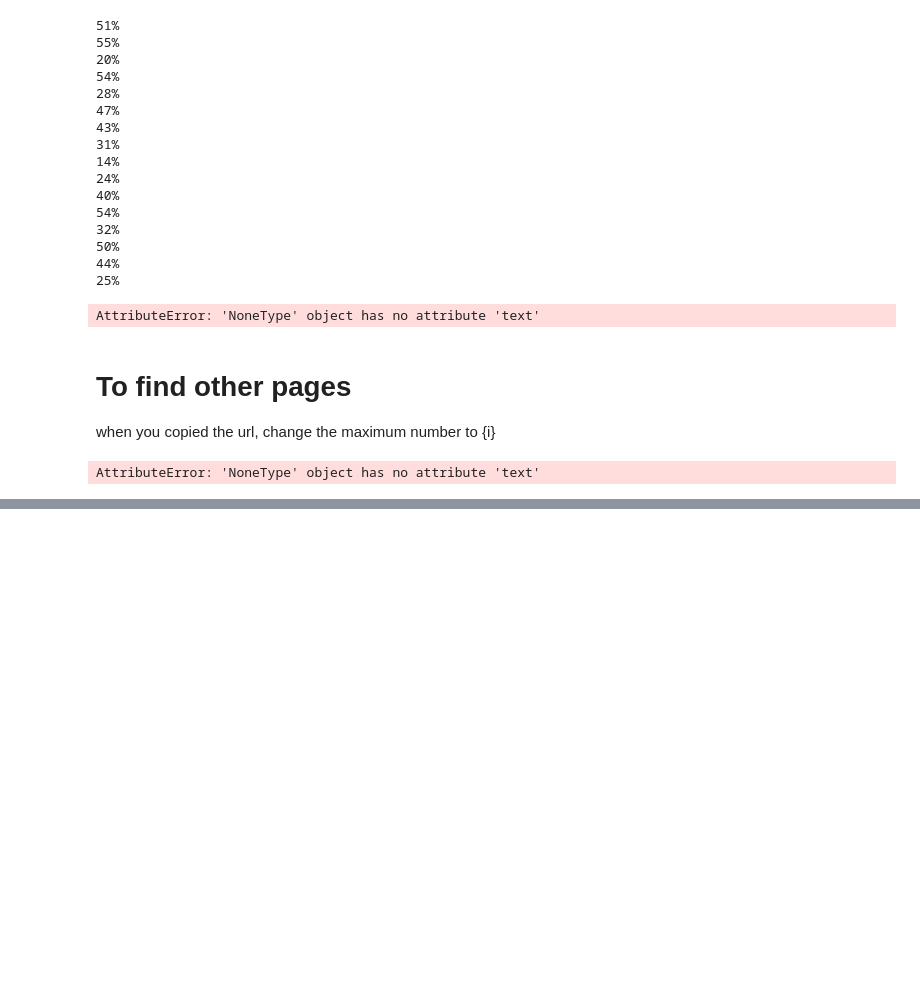
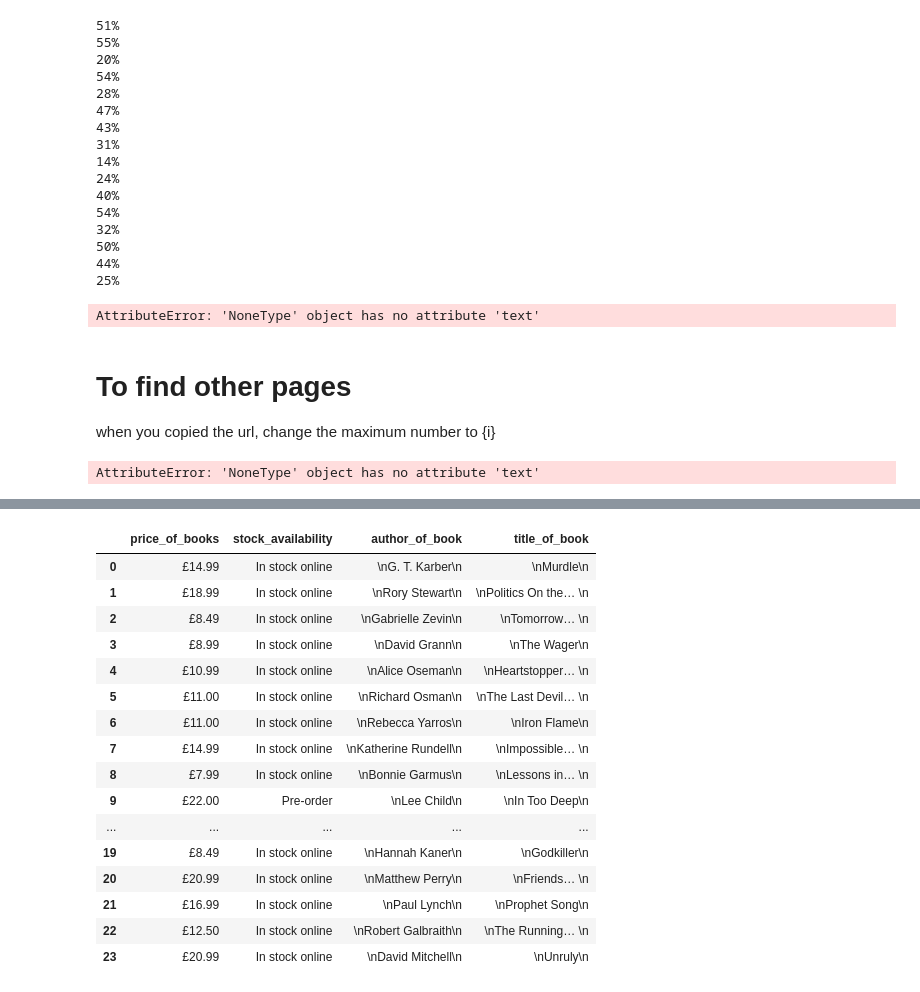
Before and after one commit to KennethAgbo/Web-Scrapping, a Jupyter notebook: Web Scraping notebook.ipynb, the cells around one changed output, grey strips where cells are left out. Drawn from its saved outputs; the diff is of its cells as text; code cells hidden in the pictures; blank space fills up the shorter version.

```diff
--- a/Web Scraping notebook.ipynb
+++ b/Web Scraping notebook.ipynb
@@ -574,0 +576,4 @@ AttributeError: 'NoneType' object has no attribute 'text'
+# %%
+# for the book's author
+for i in soup.find_all('div', class_='info-wrap'):
+    print(i.find('span', class_='author').text)
@@ -574,0 +598,4 @@ AttributeError: 'NoneType' object has no attribute 'text'
+# %%
+# for the books' title
+for i in soup.find_all('div', class_='info-wrap'):
+    print(i.find('div', class_='title-wrap').text)
@@ -574,0 +620,47 @@ AttributeError: 'NoneType' object has no attribute 'text'
+# %%
+# To define the dictionary
+y = {"price_of_books": [],
+    "stock_availability": [],
+    "author_of_book": [],
+    "title_of_book" :[]}
+# %%
+for i in soup.find_all('div', class_='info-wrap'):
+    try:
+        y["price_of_books"].append(i.find('span', class_="price").text)
+    except:
+        y["price_of_books"].append(np.nan)
+
+    try:
+         y["stock_availability"].append(i.find('span', class_="format").text)
+    except:
+         y["stock_availability"].append(np.nan)
+
+    try:
+        y["author_of_book"].append(i.find('span', class_='author').text)
+    except:
+         y["author_of_book"].append(np.nan)
+
+    try:
+        y["title_of_book"].append(i.find('div', class_='title-wrap').text)
+    except:
+          y["title_of_book"].append(np.nan)
+# %%
+pd.DataFrame({key:pd.Series(value) for key, value in y.items()})
+# %% [output]
+|  | price_of_books | stock_availability | author_of_book | title_of_book |
+| 0 | £14.99 | In stock online | \nG. T. Karber\n | \nMurdle\n |
+| 1 | £18.99 | In stock online | \nRory Stewart\n | \nPolitics On the… \n |
+| 2 | £8.49 | In stock online | \nGabrielle Zevin\n | \nTomorrow… \n |
+| 3 | £8.99 | In stock online | \nDavid Grann\n | \nThe Wager\n |
+| 4 | £10.99 | In stock online | \nAlice Oseman\n | \nHeartstopper… \n |
+| 5 | £11.00 | In stock online | \nRichard Osman\n | \nThe Last Devil… \n |
+| 6 | £11.00 | In stock online | \nRebecca Yarros\n | \nIron Flame\n |
+| 7 | £14.99 | In stock online | \nKatherine Rundell\n | \nImpossible… \n |
+| 8 | £7.99 | In stock online | \nBonnie Garmus\n | \nLessons in… \n |
+| 9 | £22.00 | Pre-order | \nLee Child\n | \nIn Too Deep\n |
+| ... | ... | ... | ... | ... |
+| 19 | £8.49 | In stock online | \nHannah Kaner\n | \nGodkiller\n |
+| 20 | £20.99 | In stock online | \nMatthew Perry\n | \nFriends… \n |
+| 21 | £16.99 | In stock online | \nPaul Lynch\n | \nProphet Song\n |
+| 22 | £12.50 | In stock online | \nRobert Galbraith\n | \nThe Running… \n |
+| 23 | £20.99 | In stock online | \nDavid Mitchell\n | \nUnruly\n |
```
Also changed, not shown: parts of 60 cells of this notebook.
